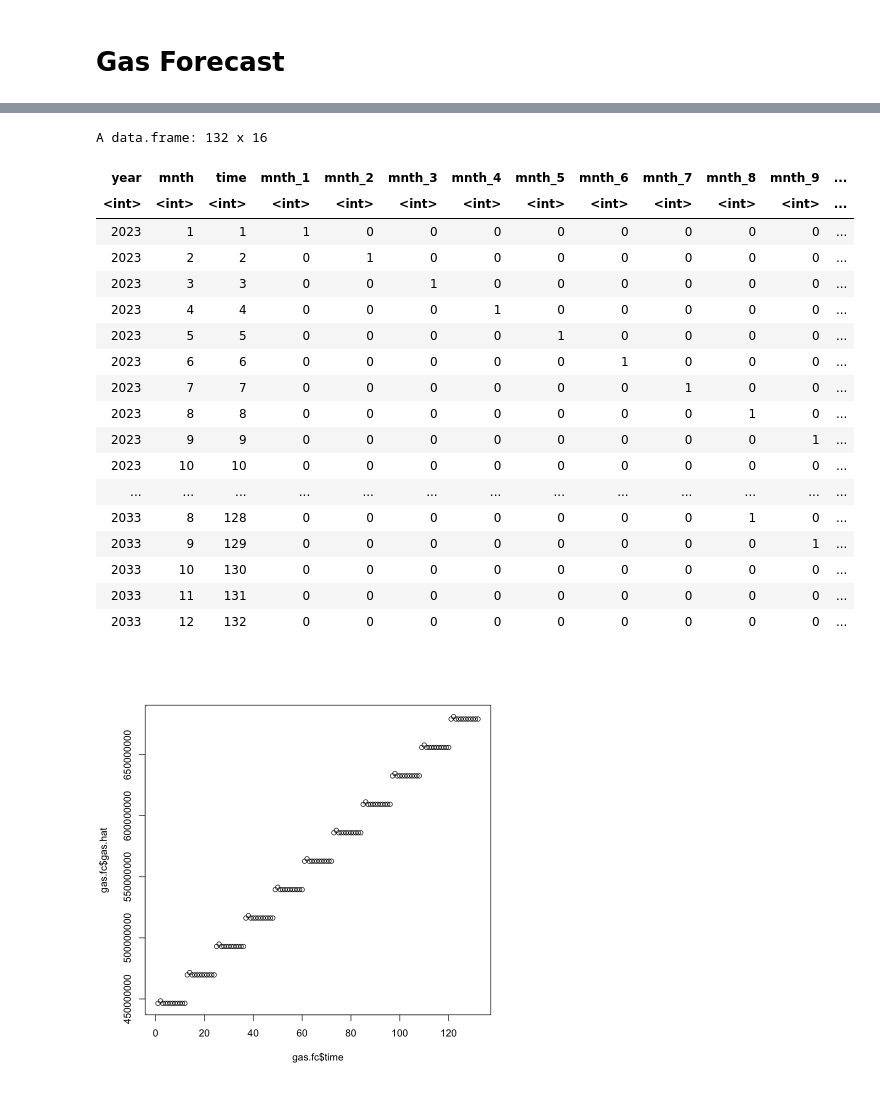
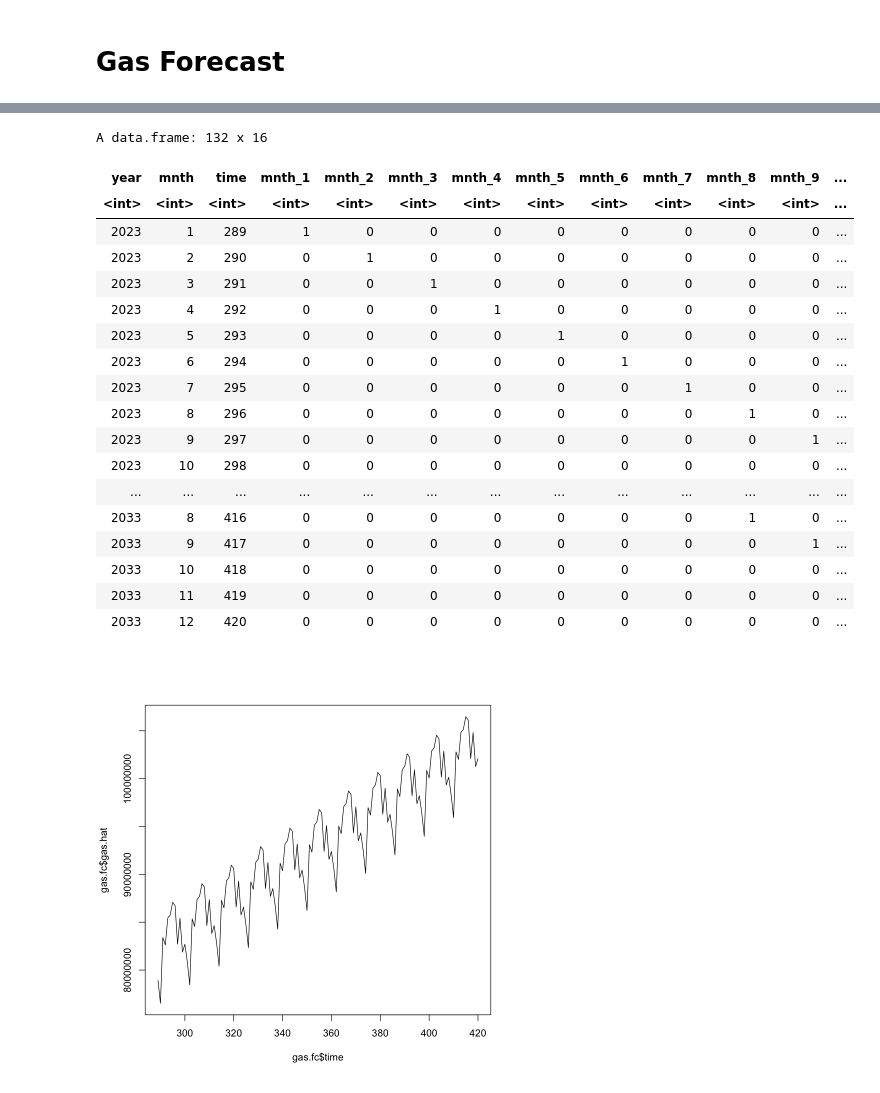
Before and after one commit to n-smalley/f606-Final-Project, a Jupyter notebook: forecasting-r.ipynb, the cells around one changed output, grey strips where cells are left out. Cells and saved outputs as stored; diff of their text form; code cells hidden in the pictures.

```diff
--- a/forecasting-r.ipynb
+++ b/forecasting-r.ipynb
@@ -38,7 +56,7 @@ vmt.2022.m$coefficients[[1]] + vmt.2022.m$coefficients[[2]]*2022
 # %% [markdown]
 # Gas Forecast
 # %%
-gas.m = lm(gas.rev.ann ~ time + mnth + year, gas)
+gas.m = lm(gas.rev.mnth ~ time + mnth + year, gas)
 data.frame(gas.m$coefficients)
 # %% [output]
 A data.frame: 36 x 1
@@ -66,33 +84,33 @@ colnames(gas.fc) = c('year')
 gas.fc$year = c(2023:2033)
 gas.fc$year = gas.fc[order(gas.fc$year),]
 gas.fc$mnth = c(1:12)
-gas.fc$time = c(1:(11*12))
+gas.fc$time = c(289:(288+11*12))
 gas.fc = dummy_cols(gas.fc, select_columns = 'mnth')
 # %%
-gas.fc$gas.hat = (gas.m$coefficients[[1]] + gas.fc$time*gas.m$coefficients[[2]] + gas.fc$mnth_2*gas.m$coefficients[[3]] + gas.fc$mnth_3*gas.m$coefficients[[4]] + gas.fc$mnth_4*gas.m$coefficients[[5]] + gas.fc$mnth_5*gas.m$coefficients[[6]] + gas.fc$mnth_6*gas.m$coefficients[[7]] + gas.fc$mnth_7*gas.m$coefficients[[8]] + gas.fc$mnth_8*gas.m$coefficients[[9]] + gas.fc$mnth_9*gas.m$coefficients[[10]] + gas.fc$mnth_10*gas.m$coefficients[[11]] + gas.fc$mnth_11*gas.m$coefficients[[12]] + gas.fc$mnth_12*gas.m$coefficients[[13]])
+gas.fc$gas.hat = (gas.m$coefficients[[1]] + gas.fc$time*gas.m$coefficients[[2]] + gas.fc$mnth_2*gas.m$coefficients[[3]] + gas.fc$mnth_3*gas.m$coefficients[[4]] + gas.fc$mnth_4*gas.m$coefficients[[5]] + gas.fc$mnth_5*gas.m$coefficients[[6]] + gas.fc$mnth_6*gas.m$coefficients[[7]] + gas.fc$mnth_7*gas.m$coefficients[[8]] + gas.fc$mnth_8*gas.m$coefficients[[9]] + gas.fc$mnth_9*gas.m$coefficients[[10]] + gas.fc$mnth_10*gas.m$coefficients[[11]] + gas.fc$mnth_11*gas.m$coefficients[[12]] + gas.fc$mnth_12*gas.m$coefficients[[13]] + mean(gas.m$coefficients[[33]],gas.m$coefficients[[34]],gas.m$coefficients[[35]]))
 
 gas.fc
 # %% [output]
 A data.frame: 132 x 16
 | year | mnth | time | mnth_1 | mnth_2 | mnth_3 | mnth_4 | mnth_5 | mnth_6 | mnth_7 | mnth_8 | mnth_9 | ... |
 | <int> | <int> | <int> | <int> | <int> | <int> | <int> | <int> | <int> | <int> | <int> | <int> | ... |
-| 2023 | 1 | 1 | 1 | 0 | 0 | 0 | 0 | 0 | 0 | 0 | 0 | ... |
-| 2023 | 2 | 2 | 0 | 1 | 0 | 0 | 0 | 0 | 0 | 0 | 0 | ... |
-| 2023 | 3 | 3 | 0 | 0 | 1 | 0 | 0 | 0 | 0 | 0 | 0 | ... |
-| 2023 | 4 | 4 | 0 | 0 | 0 | 1 | 0 | 0 | 0 | 0 | 0 | ... |
-| 2023 | 5 | 5 | 0 | 0 | 0 | 0 | 1 | 0 | 0 | 0 | 0 | ... |
-| 2023 | 6 | 6 | 0 | 0 | 0 | 0 | 0 | 1 | 0 | 0 | 0 | ... |
-| 2023 | 7 | 7 | 0 | 0 | 0 | 0 | 0 | 0 | 1 | 0 | 0 | ... |
-| 2023 | 8 | 8 | 0 | 0 | 0 | 0 | 0 | 0 | 0 | 1 | 0 | ... |
-| 2023 | 9 | 9 | 0 | 0 | 0 | 0 | 0 | 0 | 0 | 0 | 1 | ... |
-| 2023 | 10 | 10 | 0 | 0 | 0 | 0 | 0 | 0 | 0 | 0 | 0 | ... |
+| 2023 | 1 | 289 | 1 | 0 | 0 | 0 | 0 | 0 | 0 | 0 | 0 | ... |
+| 2023 | 2 | 290 | 0 | 1 | 0 | 0 | 0 | 0 | 0 | 0 | 0 | ... |
+| 2023 | 3 | 291 | 0 | 0 | 1 | 0 | 0 | 0 | 0 | 0 | 0 | ... |
+| 2023 | 4 | 292 | 0 | 0 | 0 | 1 | 0 | 0 | 0 | 0 | 0 | ... |
+| 2023 | 5 | 293 | 0 | 0 | 0 | 0 | 1 | 0 | 0 | 0 | 0 | ... |
+| 2023 | 6 | 294 | 0 | 0 | 0 | 0 | 0 | 1 | 0 | 0 | 0 | ... |
+| 2023 | 7 | 295 | 0 | 0 | 0 | 0 | 0 | 0 | 1 | 0 | 0 | ... |
+| 2023 | 8 | 296 | 0 | 0 | 0 | 0 | 0 | 0 | 0 | 1 | 0 | ... |
+| 2023 | 9 | 297 | 0 | 0 | 0 | 0 | 0 | 0 | 0 | 0 | 1 | ... |
+| 2023 | 10 | 298 | 0 | 0 | 0 | 0 | 0 | 0 | 0 | 0 | 0 | ... |
 | ... | ... | ... | ... | ... | ... | ... | ... | ... | ... | ... | ... | ... |
-| 2033 | 8 | 128 | 0 | 0 | 0 | 0 | 0 | 0 | 0 | 1 | 0 | ... |
-| 2033 | 9 | 129 | 0 | 0 | 0 | 0 | 0 | 0 | 0 | 0 | 1 | ... |
-| 2033 | 10 | 130 | 0 | 0 | 0 | 0 | 0 | 0 | 0 | 0 | 0 | ... |
-| 2033 | 11 | 131 | 0 | 0 | 0 | 0 | 0 | 0 | 0 | 0 | 0 | ... |
-| 2033 | 12 | 132 | 0 | 0 | 0 | 0 | 0 | 0 | 0 | 0 | 0 | ... |
+| 2033 | 8 | 416 | 0 | 0 | 0 | 0 | 0 | 0 | 0 | 1 | 0 | ... |
+| 2033 | 9 | 417 | 0 | 0 | 0 | 0 | 0 | 0 | 0 | 0 | 1 | ... |
+| 2033 | 10 | 418 | 0 | 0 | 0 | 0 | 0 | 0 | 0 | 0 | 0 | ... |
+| 2033 | 11 | 419 | 0 | 0 | 0 | 0 | 0 | 0 | 0 | 0 | 0 | ... |
+| 2033 | 12 | 420 | 0 | 0 | 0 | 0 | 0 | 0 | 0 | 0 | 0 | ... |
 # %%
-plot(gas.fc$time,gas.fc$gas.hat)
+plot(gas.fc$time,gas.fc$gas.hat, type = "l")
 # %% [output]
-[figure, old version]
+[figure, new version]
```
Also changed, not shown: parts of 4 cells of this notebook.
